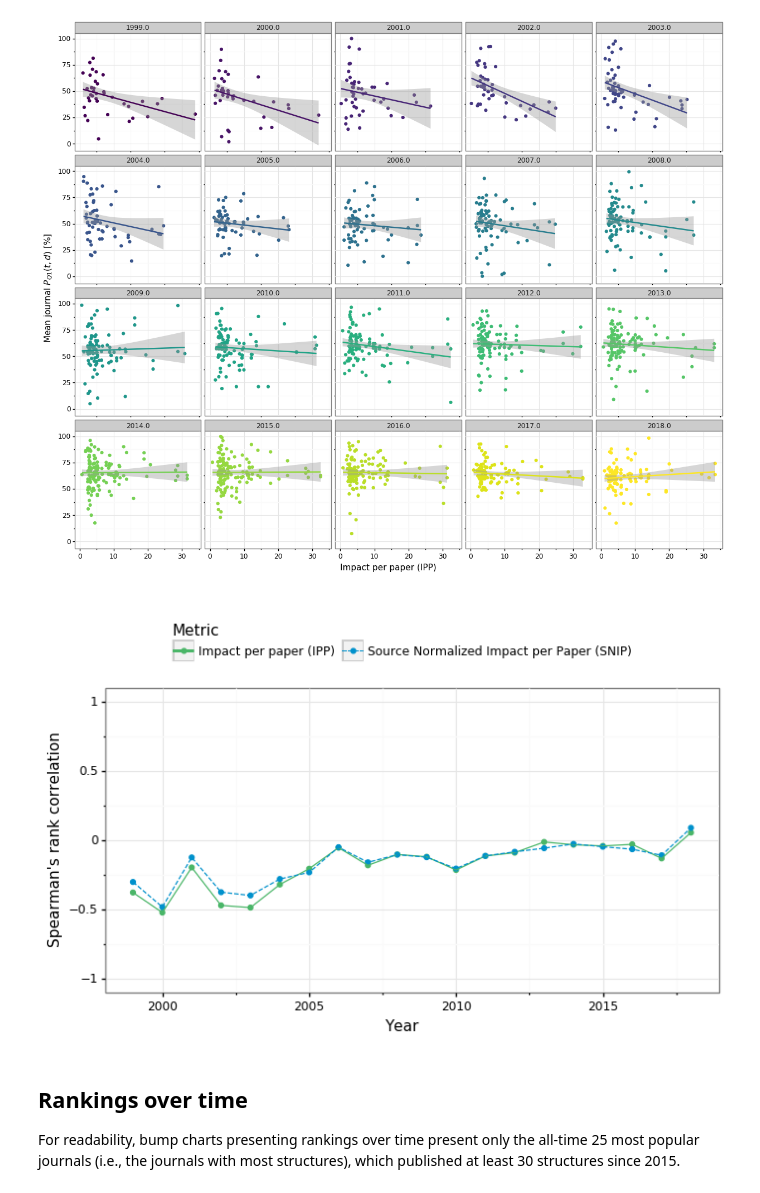
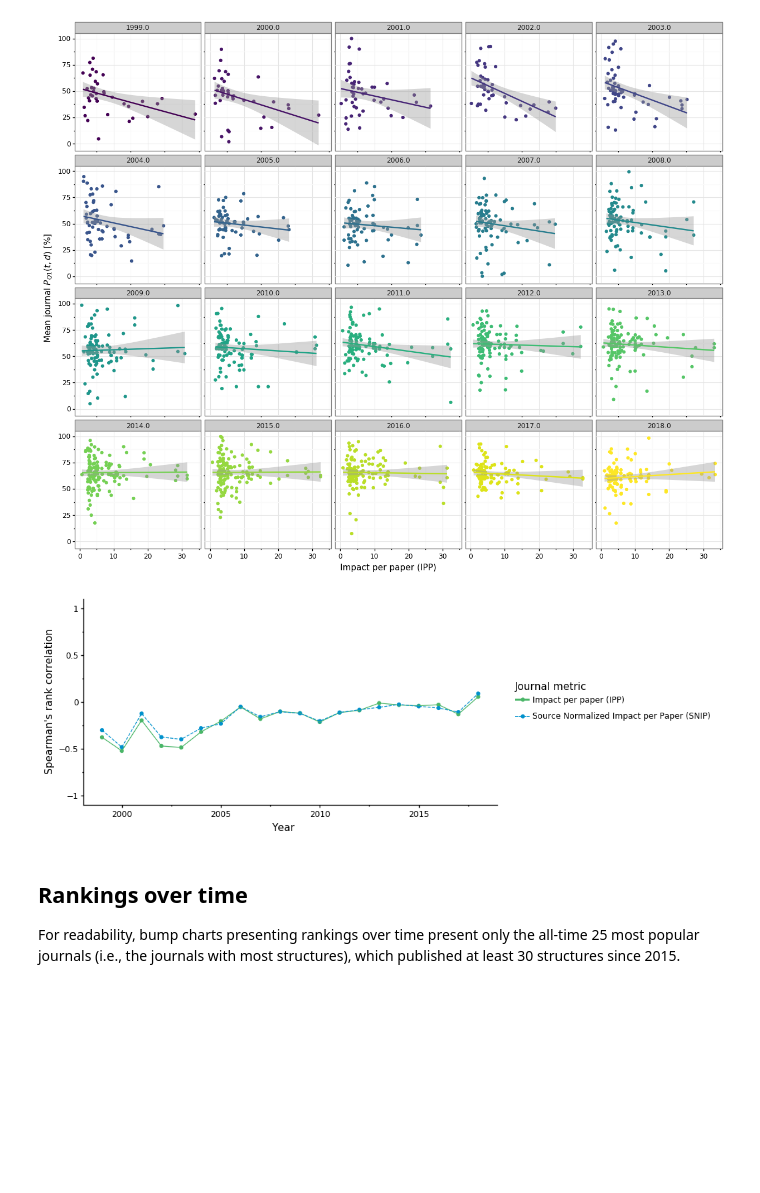
Before and after one commit to dabrze/pdb_structure_quality, a Jupyter notebook: PDB analysis.ipynb, the cells around one changed output. Drawn from its saved outputs; the diff is of its cells as text; code cells hidden in the pictures; blank space fills up the shorter version.

Commit message:
Impact correlation figure

```diff
--- a/PDB analysis.ipynb
+++ b/PDB analysis.ipynb
@@ -1164,38 +1164,37 @@ plot_metrics = []
 for y in range(20):
     year = y+1999
 
     plot_years.append(year)
     plot_metrics.append("Impact per paper (IPP)")
     plot_correlations.append(spearmanr(ranking_for_year.loc[ranking_for_year.Year == year, "IPP"],
              ranking_for_year.loc[ranking_for_year.Year == year, "Q1(td) percentile"])[0])
 
     plot_years.append(year)
     plot_metrics.append("Source Normalized Impact per Paper (SNIP)")
     plot_correlations.append(spearmanr(ranking_for_year.loc[ranking_for_year.Year == year, "SNIP"],
              ranking_for_year.loc[ranking_for_year.Year == year, "Q1(td) percentile"])[0])
 
     6.06016615279205
 
 correlations_df = pd.DataFrame({"Year": plot_years, "Correlation": plot_correlations, "Metric": plot_metrics})
 
 with warnings.catch_warnings():
     warnings.simplefilter("ignore")
     p = (ggplot(correlations_df, aes(x="Year", y="Correlation", color="Metric", linetype="Metric")) +
          geom_point() +
          geom_line() +
-         theme_bw() +
+         theme_classic() +
          ylim(-1,1) +
-         ylab("Spearman's rank correlation") +
+         ylab("Spearman's rank correlation") + labs(color = "Journal metric", linetype = "Journal metric") +
          scale_color_manual(values = ["#4AB668", "#0091CC"]) +
-         theme(legend_position="top",
-               axis_text_x=element_text(colour="black"), axis_text_y=element_text(colour="black"))
+         theme(axis_text_x=element_text(colour="black"), axis_text_y=element_text(colour="black"))
     )
     p.save("results/images/impact_quality_correlation_over_time.svg")
     p.save("results/images/impact_quality_correlation_over_time.pdf")
 #     p = p + labs(title="Impact-quality correlation over time")
     p.draw();
 # %% [output]
-[figure, old version]
+[figure, new version]
 # %% [markdown]
 ## Rankings over time
 
```
Also changed, not shown: 2 other files.
